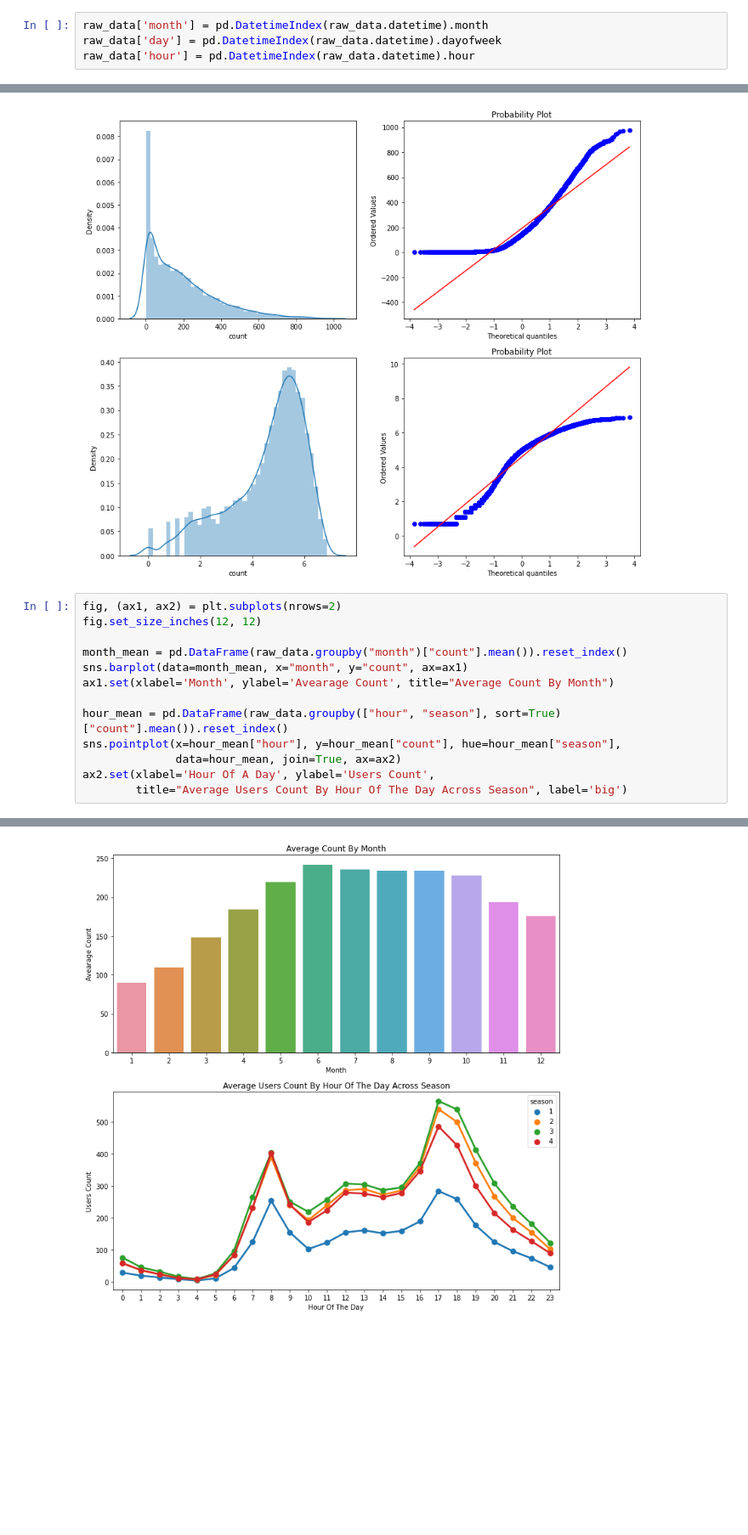
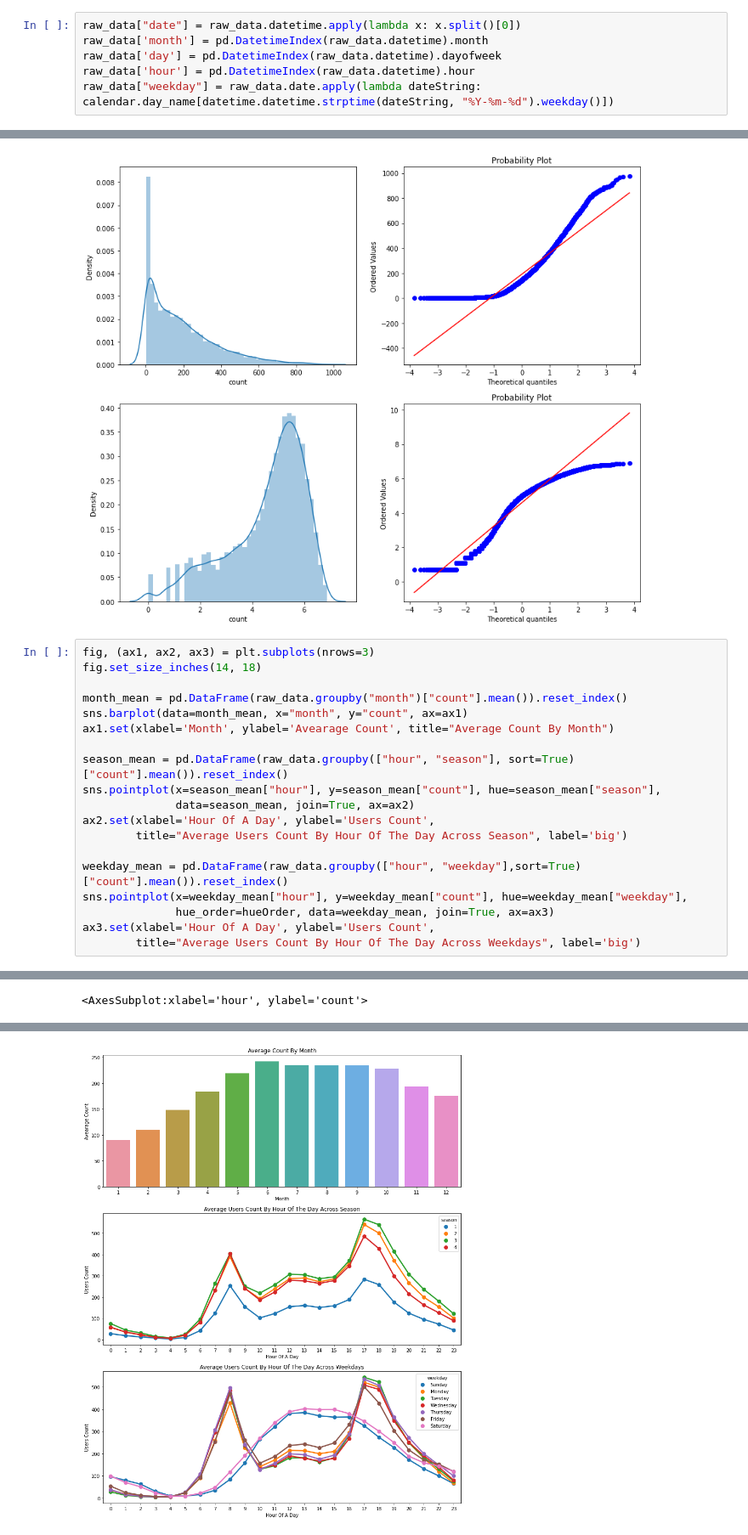
Before and after one commit to Giyn/BikeSharingDemand, a Jupyter notebook: EDA.ipynb, the cells around one changed output, grey strips where cells are left out. Shown at 85% size. Drawn from its saved outputs; the diff is of its cells as text; blank space fills up the shorter version.

Commit message:
feat: add weekday visualization analysis

```diff
--- a/EDA.ipynb
+++ b/EDA.ipynb
@@ -68,9 +69,11 @@ msno.matrix(raw_data, figsize=(9, 4))
 # %% [markdown]
 ## 时间处理
 # %%
+raw_data["date"] = raw_data.datetime.apply(lambda x: x.split()[0])
 raw_data['month'] = pd.DatetimeIndex(raw_data.datetime).month
 raw_data['day'] = pd.DatetimeIndex(raw_data.datetime).dayofweek
 raw_data['hour'] = pd.DatetimeIndex(raw_data.datetime).hour
+raw_data["weekday"] = raw_data.date.apply(lambda dateString: calendar.day_name[datetime.datetime.strptime(dateString, "%Y-%m-%d").weekday()])
 # %%
 raw_data.head()
 # %% [output]
@@ -184,18 +187,24 @@ stats.probplot(np.log1p(raw_data["count"]), dist='norm', fit=True, plot=axes[1][
  (1.3647396459244168, 4.591363690454027, 0.9611793780126959))
 [figure]
 # %%
-fig, (ax1, ax2) = plt.subplots(nrows=2)
-fig.set_size_inches(12, 12)
+fig, (ax1, ax2, ax3) = plt.subplots(nrows=3)
+fig.set_size_inches(14, 18)
 
 month_mean = pd.DataFrame(raw_data.groupby("month")["count"].mean()).reset_index()
 sns.barplot(data=month_mean, x="month", y="count", ax=ax1)
 ax1.set(xlabel='Month', ylabel='Avearage Count', title="Average Count By Month")
 
-hour_mean = pd.DataFrame(raw_data.groupby(["hour", "season"], sort=True)["count"].mean()).reset_index()
-sns.pointplot(x=hour_mean["hour"], y=hour_mean["count"], hue=hour_mean["season"],
-              data=hour_mean, join=True, ax=ax2)
+season_mean = pd.DataFrame(raw_data.groupby(["hour", "season"], sort=True)["count"].mean()).reset_index()
+sns.pointplot(x=season_mean["hour"], y=season_mean["count"], hue=season_mean["season"],
+              data=season_mean, join=True, ax=ax2)
 ax2.set(xlabel='Hour Of A Day', ylabel='Users Count',
         title="Average Users Count By Hour Of The Day Across Season", label='big')
+
+weekday_mean = pd.DataFrame(raw_data.groupby(["hour", "weekday"],sort=True)["count"].mean()).reset_index()
+sns.pointplot(x=weekday_mean["hour"], y=weekday_mean["count"], hue=weekday_mean["weekday"],
+              hue_order=hueOrder, data=weekday_mean, join=True, ax=ax3)
+ax3.set(xlabel='Hour Of A Day', ylabel='Users Count',
+        title="Average Users Count By Hour Of The Day Across Weekdays", label='big')
 # %% [output]
 <AxesSubplot:xlabel='month', ylabel='count'>
 [Text(0.5, 0, 'Month'),
@@ -206,3 +215,4 @@ ax2.set(xlabel='Hour Of A Day', ylabel='Users Count',
  Text(0, 0.5, 'Users Count'),
  Text(0.5, 1.0, 'Average Users Count By Hour Of The Day Across Season'),
  None]
+<AxesSubplot:xlabel='hour', ylabel='count'>
@@ -209 +223 @@ ax2.set(xlabel='Hour Of A Day', ylabel='Users Count',
-[figure, old version]
+[figure, new version]
```
Also changed, not shown: parts of 4 cells of this notebook.
